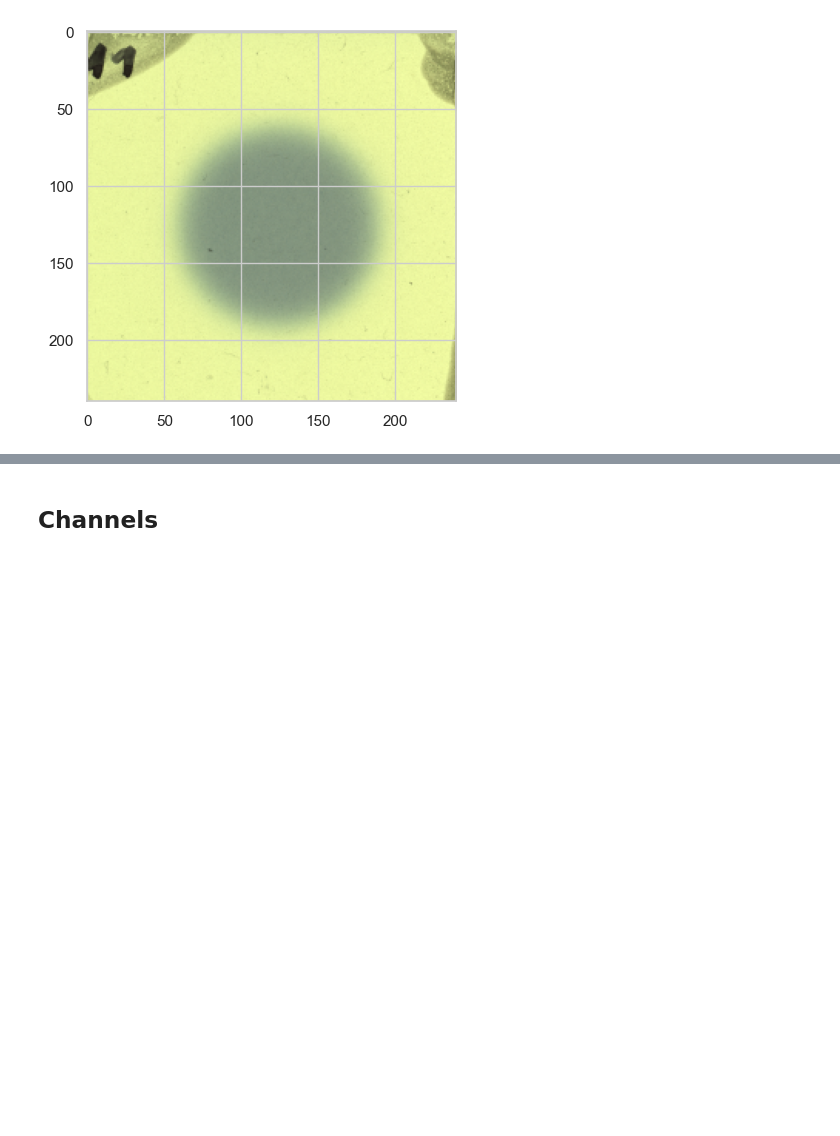
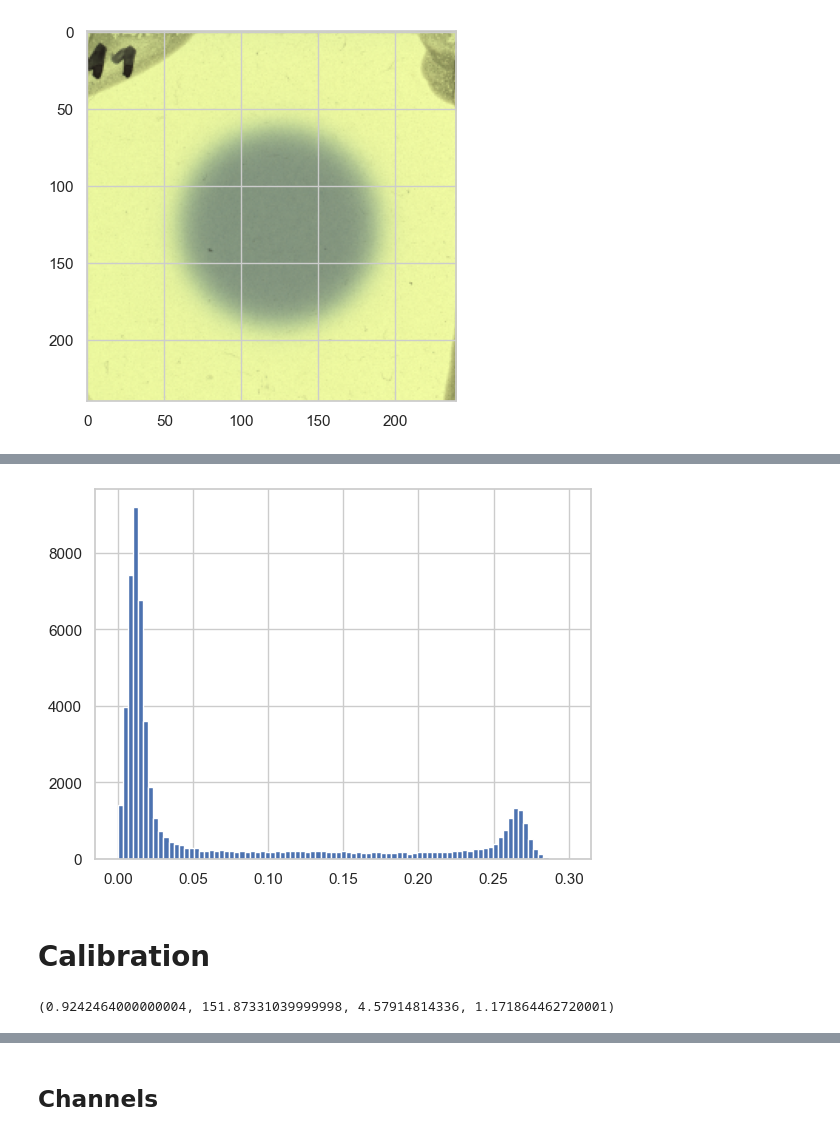
Before and after one commit to grzanka/osl_mb_foils, a Jupyter notebook: notebooks/playground/0.6-lg-2d-efficiency_10mm.ipynb, the cells around one changed output, grey strips where cells are left out. Drawn from its saved outputs; the diff is of its cells as text; code cells hidden in the pictures; blank space fills up the shorter version.

```diff
--- a/notebooks/playground/0.6-lg-2d-efficiency_10mm.ipynb
+++ b/notebooks/playground/0.6-lg-2d-efficiency_10mm.ipynb
@@ -52,0 +78,6 @@ plt.imshow(foil_11 / foil_11.max(), cmap='gray')
+# %%
+plt.hist(foil11_netOD.ravel(), bins=np.linspace(0, 0.3, 90));
+# %% [output]
+[figure, added]
+# %% [markdown]
+# Calibration
@@ -52,0 +128,5 @@ plt.imshow(foil_11 / foil_11.max(), cmap='gray')
+# %%
+netOD_test = 0.28
+castricioni(netOD_test), kusyk1(netOD_test), kusyk2(netOD_test), kusyk3(netOD_test)
+# %% [output]
+(0.9242464000000004, 151.87331039999998, 4.57914814336, 1.171864462720001)
```
Also changed, not shown: parts of 32 cells of this notebook, 1 other file.
